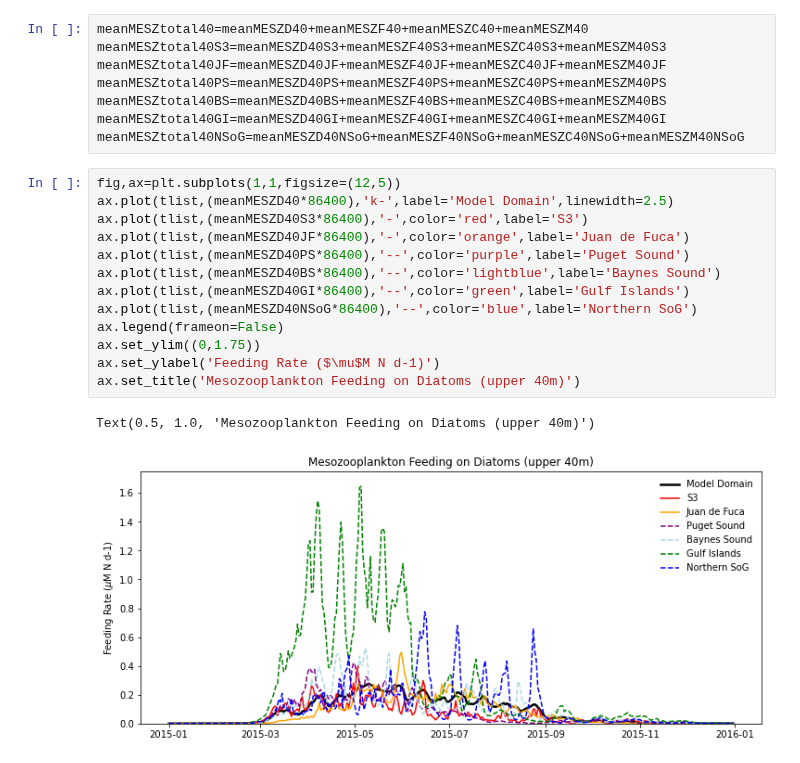
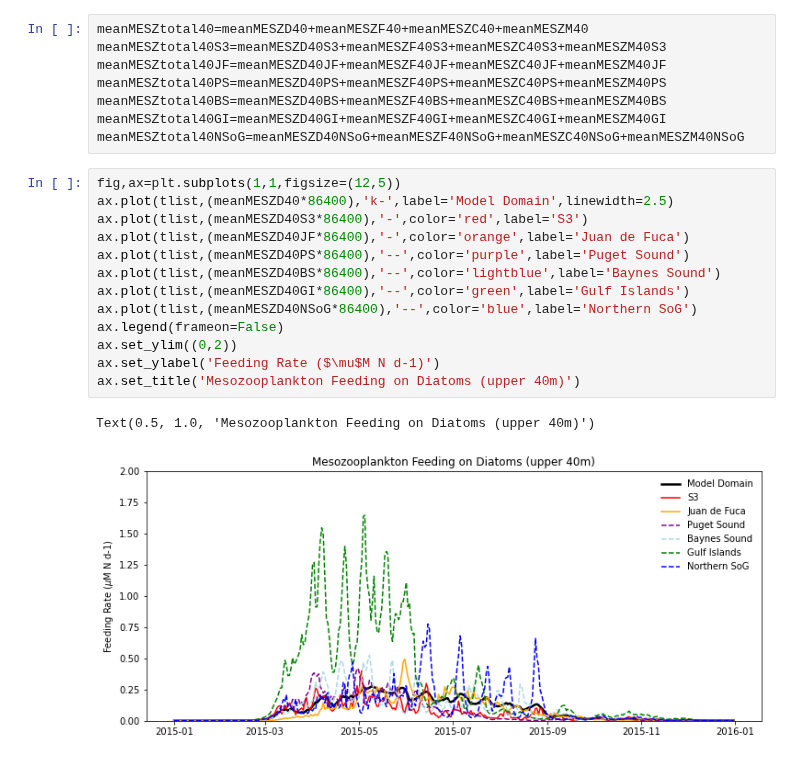
Before and after one commit to SalishSeaCast/analysis-karyn, a Jupyter notebook: notebooks/plotExamples/RegionalMesozoopDiet_UpperWaterColumn.ipynb, the cells around one changed output. Drawn from its saved outputs; the diff is of its cells as text.

```diff
--- a/notebooks/plotExamples/RegionalMesozoopDiet_UpperWaterColumn.ipynb
+++ b/notebooks/plotExamples/RegionalMesozoopDiet_UpperWaterColumn.ipynb
@@ -361,19 +361,19 @@ meanMESZtotal40NSoG=meanMESZD40NSoG+meanMESZF40NSoG+meanMESZC40NSoG+meanMESZM40N
 # %%
 fig,ax=plt.subplots(1,1,figsize=(12,5))
 ax.plot(tlist,(meanMESZD40*86400),'k-',label='Model Domain',linewidth=2.5)
 ax.plot(tlist,(meanMESZD40S3*86400),'-',color='red',label='S3')
 ax.plot(tlist,(meanMESZD40JF*86400),'-',color='orange',label='Juan de Fuca')
 ax.plot(tlist,(meanMESZD40PS*86400),'--',color='purple',label='Puget Sound')
 ax.plot(tlist,(meanMESZD40BS*86400),'--',color='lightblue',label='Baynes Sound')
 ax.plot(tlist,(meanMESZD40GI*86400),'--',color='green',label='Gulf Islands')
 ax.plot(tlist,(meanMESZD40NSoG*86400),'--',color='blue',label='Northern SoG')
 ax.legend(frameon=False)
-ax.set_ylim((0,1.75))
+ax.set_ylim((0,2))
 ax.set_ylabel('Feeding Rate ($\mu$M N d-1)')
 ax.set_title('Mesozooplankton Feeding on Diatoms (upper 40m)')
 # %% [output]
 Text(0.5, 1.0, 'Mesozooplankton Feeding on Diatoms (upper 40m)')
-[figure, old version]
+[figure, new version]
 # %%
 fig,ax=plt.subplots(1,1,figsize=(12,5))
 ax.plot(tlist,(meanMESZD40/meanMESZtotal40),'k-',label='Model Domain',linewidth=2.5)
```
Also changed, not shown: parts of 7 cells of this notebook.
